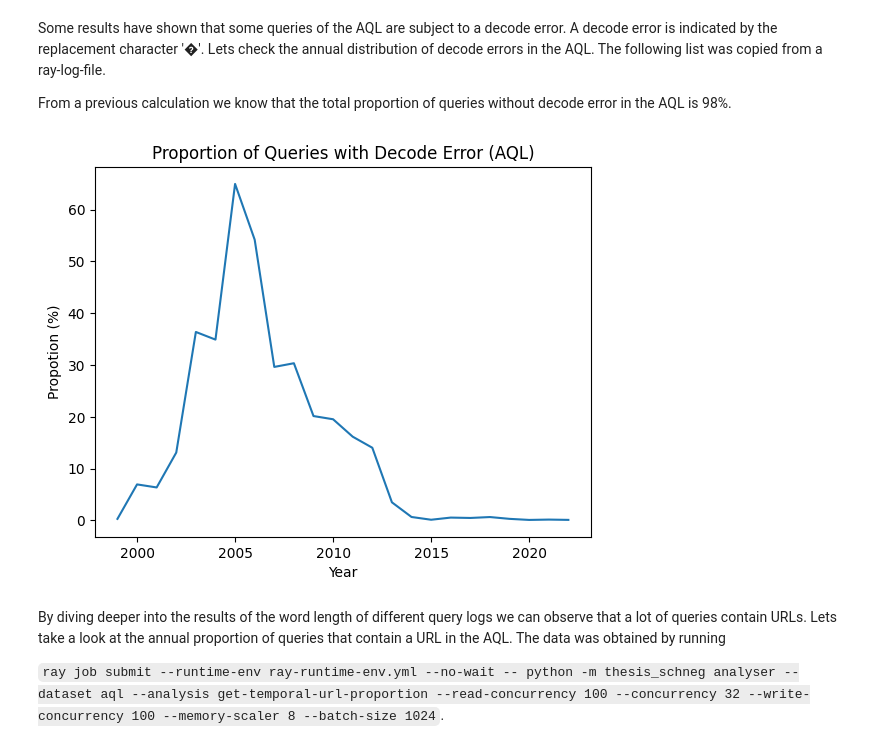
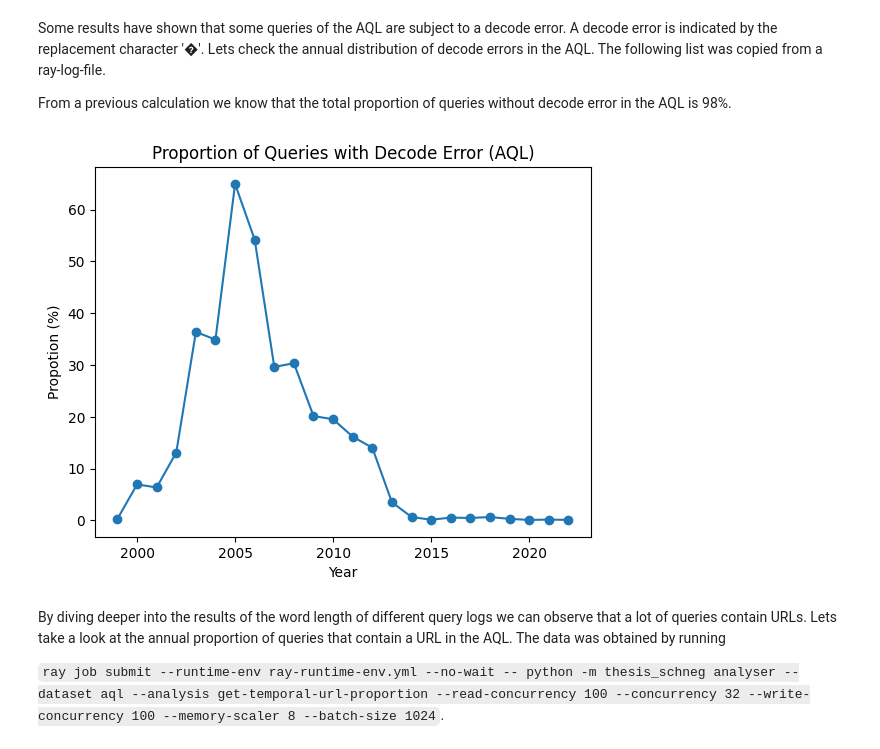
Before and after one commit to bnsch98/verifying-query-logs-from-unknown-sources, a Jupyter notebook: src/thesis_schneg/inspect_results.ipynb, the cells around one changed output. Drawn from its saved outputs; the diff is of its cells as text; code cells hidden in the pictures.

```diff
--- a/src/thesis_schneg/inspect_results.ipynb
+++ b/src/thesis_schneg/inspect_results.ipynb
@@ -178,28 +178,28 @@ repl_char_distr = [{'is-repl-char': False, 'year': 1999, 'count()': 25478}, {'is
 annual_distr = []
 for dic in repl_char_distr:
     if dic['is-repl-char']:
         annual_distr.append({'year': dic['year'], 'repl-count': dic['count()'], 'non-repl-count': 0})
 
 for dic in repl_char_distr:
     if not dic['is-repl-char']:
         for dic2 in annual_distr:
             if dic['year'] == dic2['year']:
                 dic2['non-repl-count'] = dic['count()']
 
 for dic in annual_distr:
     dic['ratio'] = dic['repl-count'] / (dic['repl-count'] + dic['non-repl-count'])
 
 x = [dic['year'] for dic in annual_distr]
 y = [dic['ratio'] for dic in annual_distr]
 
 
-plt.plot(x, np.array(y)*100)
+plt.plot(x, np.array(y)*100, marker='o')
 plt.xlabel('Year')
 plt.ylabel('Propotion (%)')
 plt.title('Proportion of Queries with Decode Error (AQL)')
 plt.show()
 # %% [output]
-[figure, old version]
+[figure, new version]
 # %% [markdown]
 By diving deeper into the results of the word length of different query logs we can observe that a lot of queries contain URLs. Lets take a look at the annual proportion of queries that contain a URL in the AQL. The data was obtained by running
 
```
Also changed, not shown: parts of 1 cell of this notebook, 7 other files.
